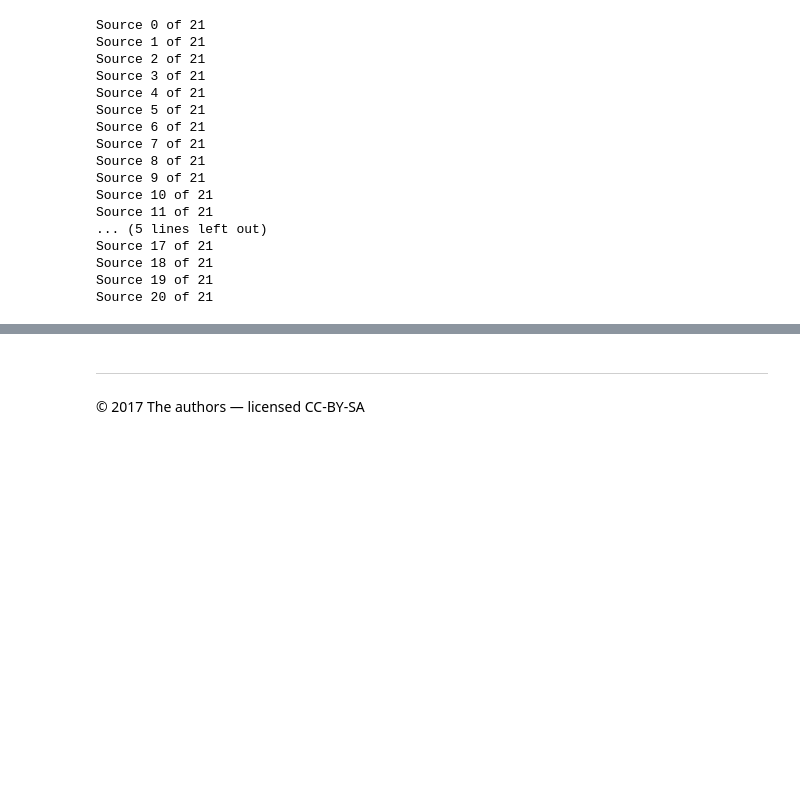
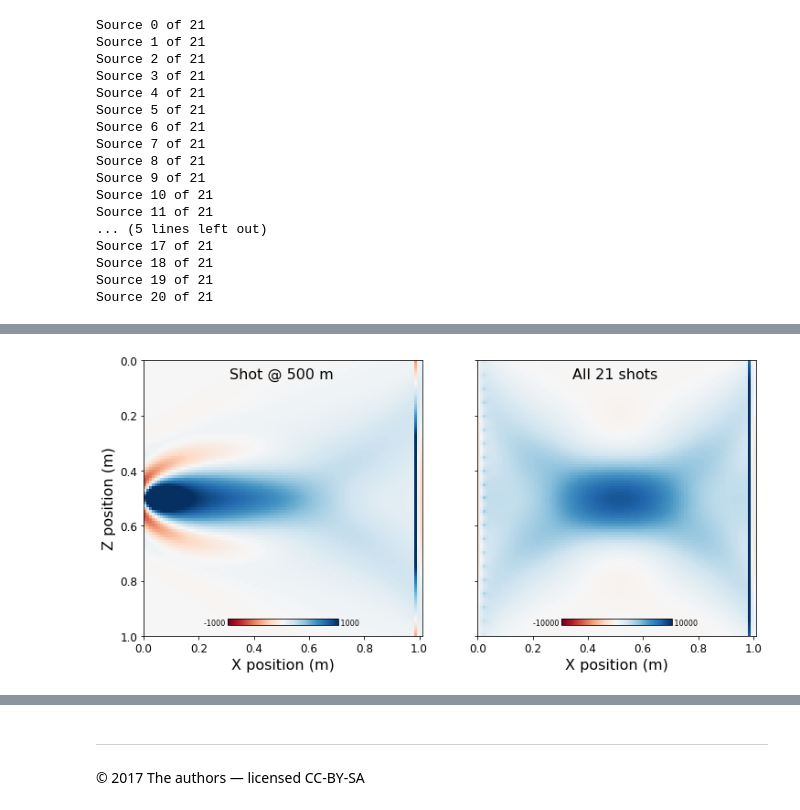
Before and after one commit to seg/tutorials-2018, a Jupyter notebook: 1801_FWI_Adjoint_modeling/notebook/Notebook.ipynb, the cells around one changed output, grey strips where cells are left out. Drawn from its saved outputs; the diff is of its cells as text; code cells hidden in the pictures; blank space fills up the shorter version.

```diff
--- a/1801_FWI_Adjoint_modeling/notebook/Notebook.ipynb
+++ b/1801_FWI_Adjoint_modeling/notebook/Notebook.ipynb
@@ -455,0 +462,40 @@ plt.show()
+# %%
+# NOT FOR MANUSCRIPT
+# Generates Figure 3
+from plot_utils import add_subplot_axes
+
+fig = plt.figure(figsize=(12,6))
+
+ax0 = fig.add_subplot(121)
+ma = 1e3
+im = ax0.imshow(np.transpose(tmp.data[40:-40,40:-40]), extent=extent, cmap='RdBu', vmin=-ma, vmax=ma)
+cax = add_subplot_axes(ax0, [0.3, 0.075, 0.4, 0.02])
+fig.colorbar(im, cax=cax, orientation='horizontal')
+cax.text(0, 1, "{:.0f} ".format(-ma), ha='right', va='top', size=8)
+cax.text(1, 1, " {:.0f}".format(ma), ha='left', va='top', size=8)
+cax.set_axis_off()
+ax0.text(0.5, 0.05, "Shot @ 500 m", ha='center', va='center', size=16)
+ax0.set_xlabel('X position (m)',  fontsize=16)
+ax0.set_ylabel('Z position (m)',  fontsize=16)
+plt.setp(ax0.get_xticklabels(), fontsize=12)
+plt.setp(ax0.get_yticklabels(), fontsize=12)
+
+ax1 = fig.add_subplot(122)
+ma = 1e4
+im = ax1.imshow(np.transpose(grad.data[40:-40,40:-40]), extent=extent, cmap='RdBu', vmin=-ma, vmax=ma)
+cax = add_subplot_axes(ax1, [0.3, 0.075, 0.4, 0.02])
+fig.colorbar(im, cax=cax, orientation='horizontal')
+cax.text(0, 1, "{:.0f} ".format(-ma), ha='right', va='top', size=8)
+cax.text(1, 1, " {:.0f}".format(ma), ha='left', va='top', size=8)
+cax.set_axis_off()
+ax1.text(0.5, 0.05, "All {} shots".format(nshots), ha='center', va='center', size=16)
+ax1.set_xlabel('X position (m)',  fontsize=16)
+ax1.set_yticklabels([])
+plt.setp(ax1.get_xticklabels(), fontsize=12)
+plt.setp(ax1.get_yticklabels(), fontsize=12)
+
+plt.savefig("../Figures/Figure3.pdf")
+plt.savefig("../Figures/Figure3.png", dpi=400)
+plt.show()
+# %% [output]
+[figure, added]
```
Also changed, not shown: parts of 25 cells of this notebook, 7 other files.
